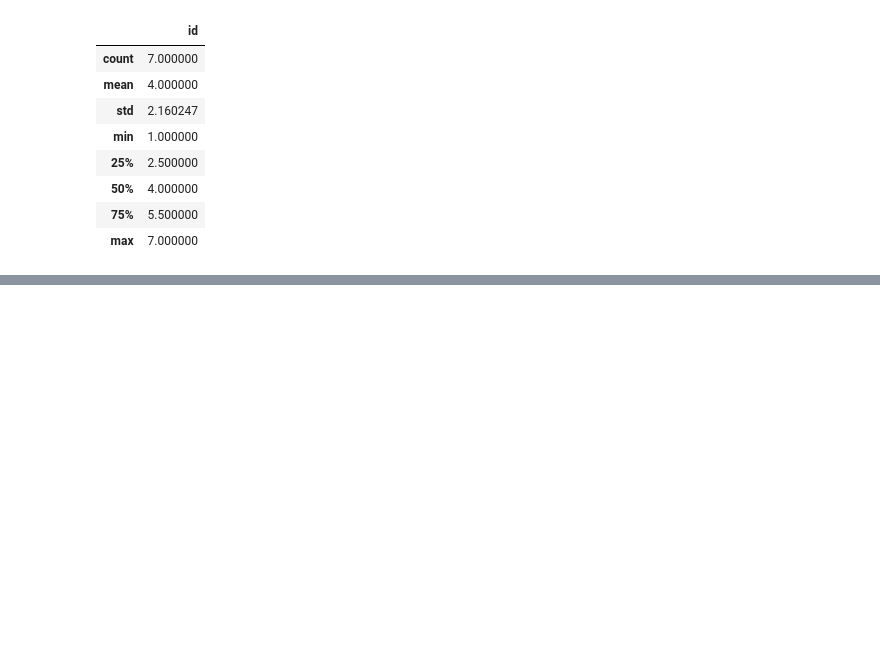
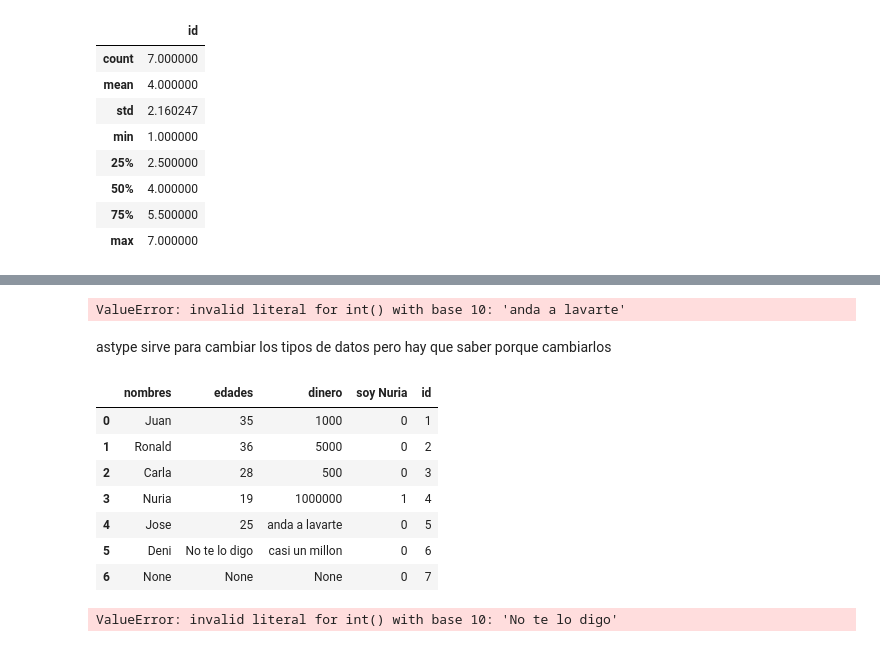
Before and after one commit to IsabelRomoBru/DS102024, a Jupyter notebook: 2-DataAnalysis/2-Pandas/Teoría/ejercicio/ejercicio.ipynb, the cells around one changed output, grey strips where cells are left out. Cells and saved outputs as stored; diff of their text form; code cells hidden in the pictures; blank space fills up the shorter version.

```diff
--- a/2-DataAnalysis/2-Pandas/Teoría/ejercicio/ejercicio.ipynb
+++ b/2-DataAnalysis/2-Pandas/Teoría/ejercicio/ejercicio.ipynb
@@ -81,0 +84,2 @@ memory usage: 412.0+ bytes
+# %%
+df['id'] =df['id'].astype('int32')
@@ -81,0 +101,23 @@ memory usage: 412.0+ bytes
+# %%
+df['dinero']=df['dinero'].astype('int')
+# %% [output]
+ValueError: invalid literal for int() with base 10: 'anda a lavarte'
+# %%
+df['soy Nuria']=df['soy Nuria'].astype('Int32') #la I mayuscula cuando tienes na lo respeta de la otra forma lo convierte en none
+# %% [markdown]
+astype sirve para cambiar los tipos de datos pero hay que saber porque cambiarlos
+# %%
+df
+# %% [output]
+|  | nombres | edades | dinero | soy Nuria | id |
+| 0 | Juan | 35 | 1000 | 0 | 1 |
+| 1 | Ronald | 36 | 5000 | 0 | 2 |
+| 2 | Carla | 28 | 500 | 0 | 3 |
+| 3 | Nuria | 19 | 1000000 | 1 | 4 |
+| 4 | Jose | 25 | anda a lavarte | 0 | 5 |
+| 5 | Deni | No te lo digo | casi un millon | 0 | 6 |
+| 6 | None | None | None | 0 | 7 |
+# %%
+df['edades']=df['edades'].astype('int8')
+# %% [output]
+ValueError: invalid literal for int() with base 10: 'No te lo digo'
```
Also changed, not shown: parts of 22 cells of this notebook, 1 other file.
